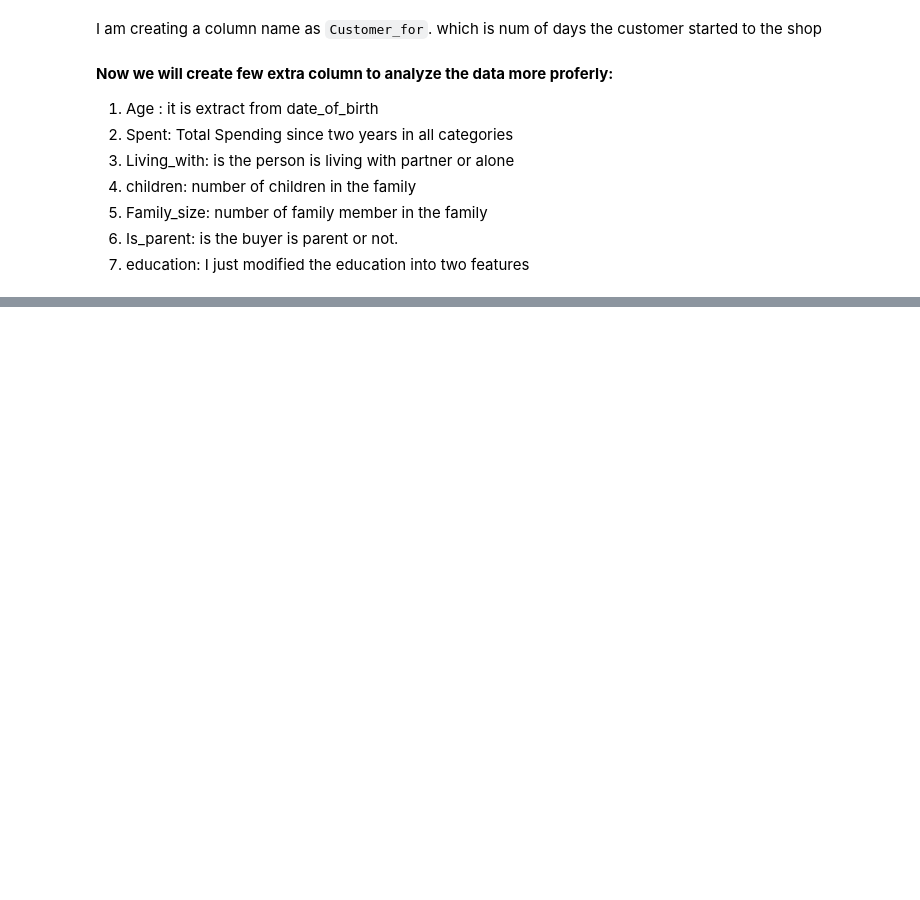
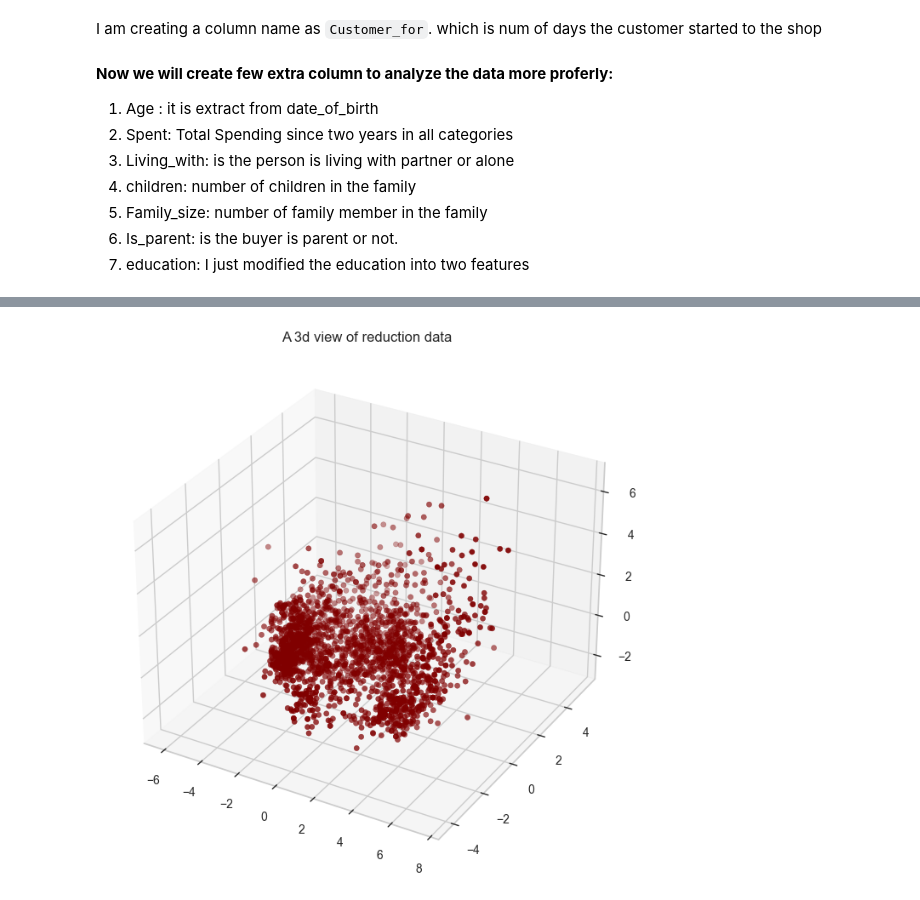
Before and after one commit to Masum181/Customer-Segmentation, a Jupyter notebook: customer-segmentation.ipynb, the cells around one changed output, grey strips where cells are left out. Cells and saved outputs as stored; diff of their text form; code cells hidden in the pictures; blank space fills up the shorter version.

```diff
--- a/customer-segmentation.ipynb
+++ b/customer-segmentation.ipynb
@@ -87,0 +161,5 @@ data["Education"] = data["Education"].replace({"Basic": "UnderGraduate", "2n Cyc
+# %%
+object_cols = list(data.dtypes[data.dtypes =="object"].index)
+LE = LabelEncoder()
+for col in object_cols:
+    data[col] = data[[col]].apply(LE.fit_transform)
@@ -87,0 +177,5 @@ data["Education"] = data["Education"].replace({"Basic": "UnderGraduate", "2n Cyc
+# %%
+scaler = StandardScaler()
+scaled_data = data.copy()
+scaler.fit(scaled_data)
+scaled_data = pd.DataFrame(scaler.transform(scaled_data), columns=scaled_data.columns)
@@ -87,0 +192,3 @@ data["Education"] = data["Education"].replace({"Basic": "UnderGraduate", "2n Cyc
+# %%
+# now i need to drop more columns which doesn't need
+scaled_data = scaled_data.drop(["MntFishProducts", "MntFruits", "MntGoldProds","MntMeatProducts", "MntSweetProducts", "MntWines"], axis=1)
@@ -87,0 +197,4 @@ data["Education"] = data["Education"].replace({"Basic": "UnderGraduate", "2n Cyc
+# %%
+pca = PCA(n_components=3)
+pca.fit(scaled_data)
+pca_data = pd.DataFrame(pca.transform(scaled_data), columns= ["col1", "col2", "col3"])
@@ -87,0 +210,8 @@ data["Education"] = data["Education"].replace({"Basic": "UnderGraduate", "2n Cyc
+# %%
+plt.figure(figsize=(12,8))
+fig = plt.subplot(111, projection="3d")
+fig.scatter(pca_data["col1"], pca_data["col2"],pca_data["col3"], c="maroon")
+fig.set_title("A 3d view of reduction data")
+plt.show()
+# %% [output]
+[figure, added]
```
Also changed, not shown: parts of 22 cells of this notebook.
